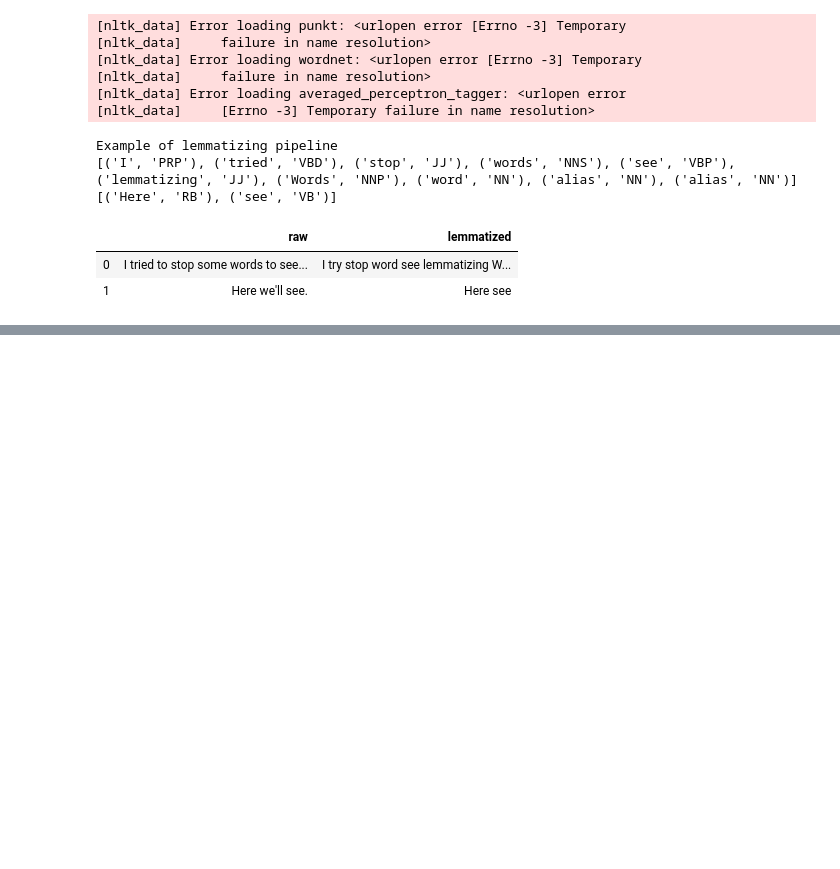
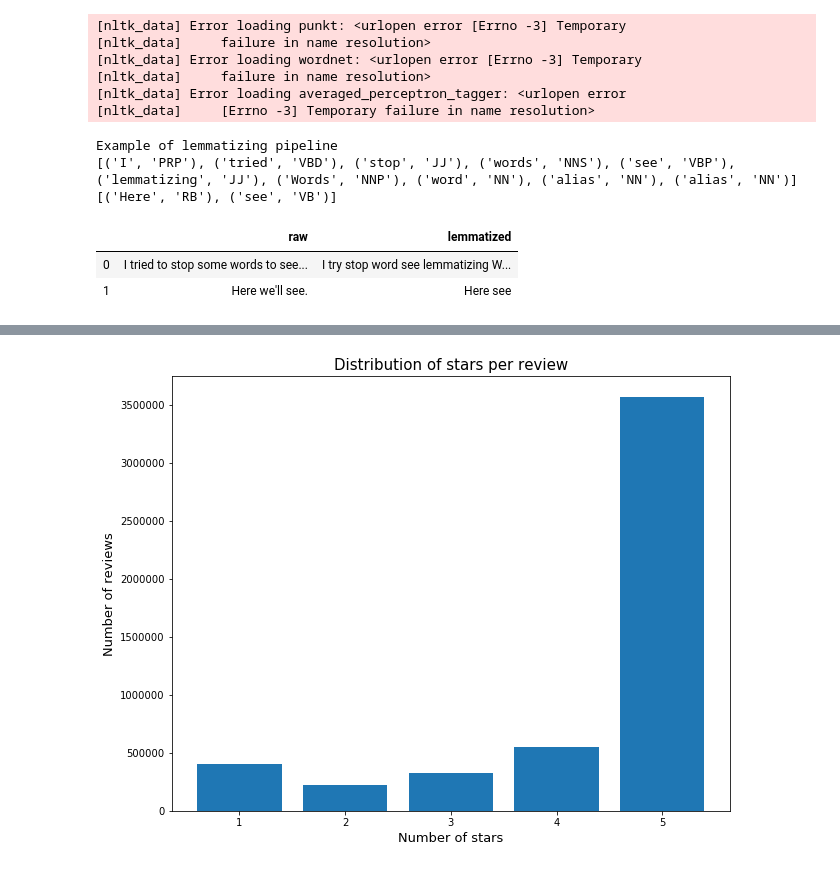
Before and after one commit to JulesssG/ADA-project, a Jupyter notebook: milestone_2.ipynb, the cells around one changed output, grey strips where cells are left out. Drawn from its saved outputs; the diff is of its cells as text; code cells hidden in the pictures; blank space fills up the shorter version.

```diff
--- a/milestone_2.ipynb
+++ b/milestone_2.ipynb
@@ -410,0 +228,15 @@ reviews
+# %%
+def plot_bar_distribution(data, title, xlabel, ylabel, yscale='linear', width=0.8, figsize=(12, 8), categorical=False):
+    counts = np.bincount(data)
+    values = np.nonzero(counts)[0]
+    counts = counts[values]
+
+    plt.figure(figsize=figsize)
+    plt.bar(values, counts, width=width)
+    if categorical:
+        plt.xticks(values)
+    plt.title(title, fontsize=15)
+    plt.xlabel(xlabel, fontsize=13)
+    plt.ylabel(ylabel, fontsize=13)
+    plt.yscale(yscale)
+    plt.show()
@@ -410,0 +255,4 @@ reviews
+# %%
+plot_bar_distribution(reviews['stars'], title="Distribution of stars per review", xlabel="Number of stars", ylabel="Number of reviews", figsize=(10,8), categorical=True)
+# %% [output]
+[figure, added]
```
Also changed, not shown: parts of 32 cells of this notebook.
